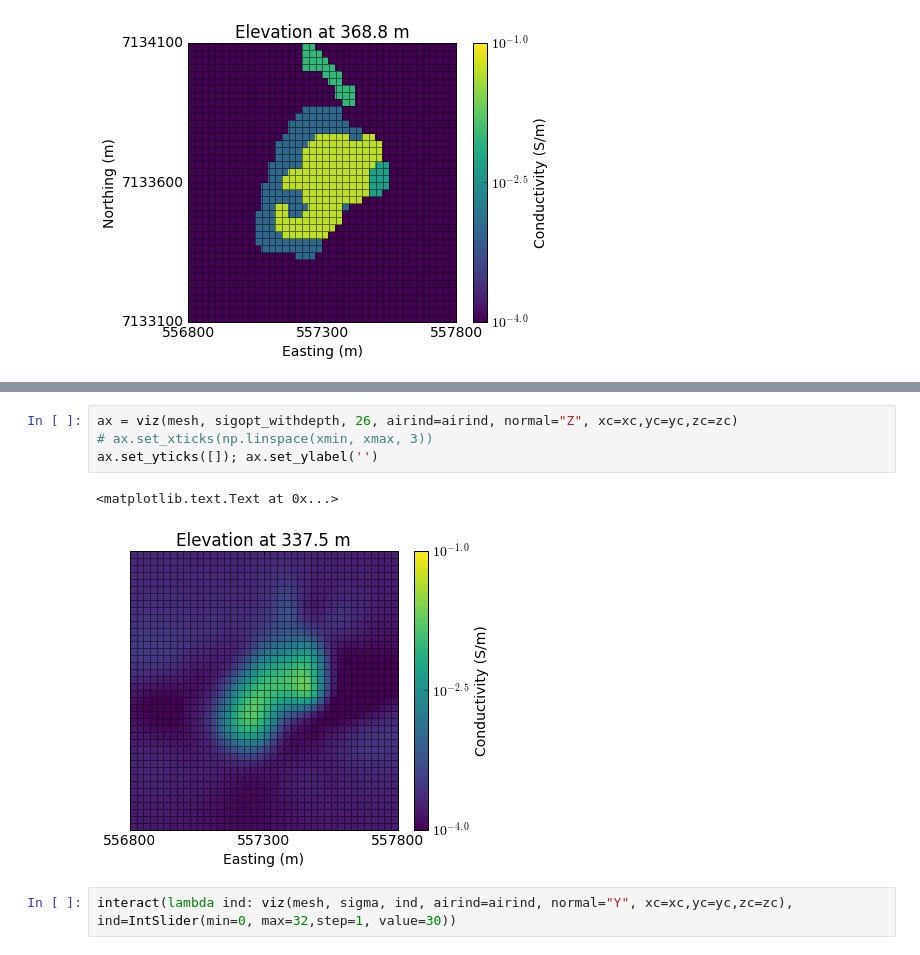
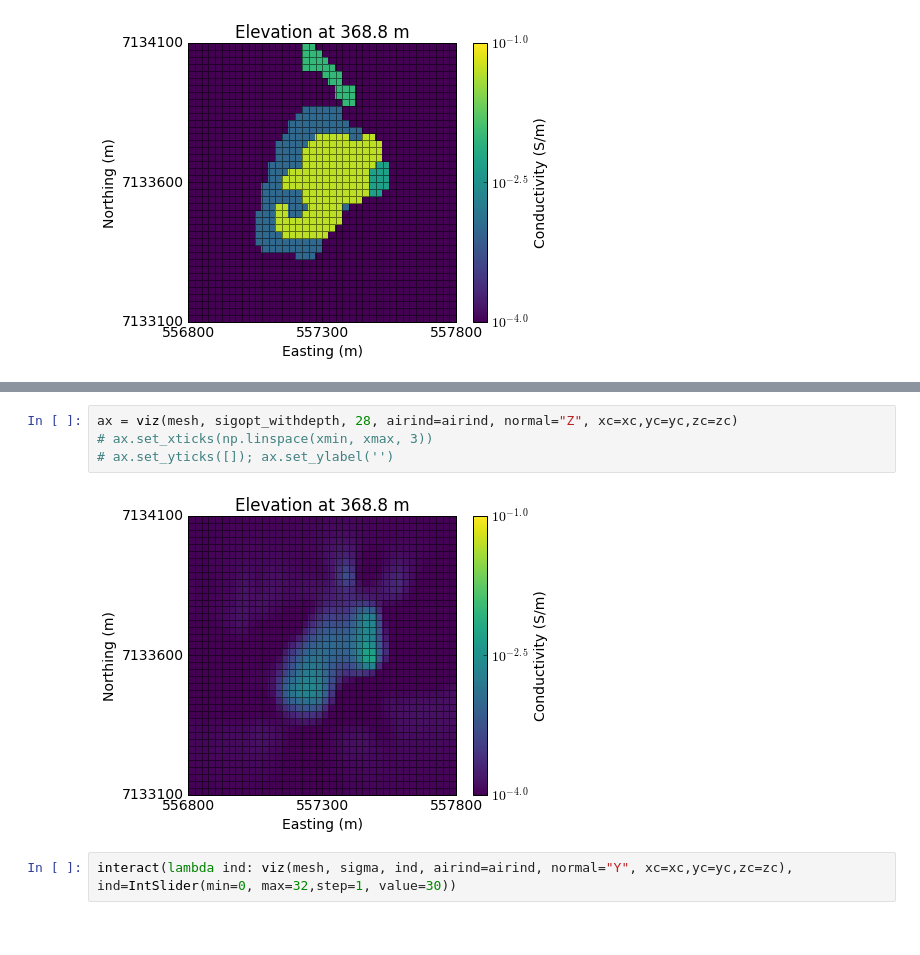
Before and after one commit to simpeg/presentations, a Jupyter notebook: SciPy2016/notebooks/DC/DCinv_Gradient_singleSrc.ipynb, the cells around one changed output, grey strips where cells are left out. Drawn from its saved outputs; the diff is of its cells as text.

```diff
--- a/SciPy2016/notebooks/DC/DCinv_Gradient_singleSrc.ipynb
+++ b/SciPy2016/notebooks/DC/DCinv_Gradient_singleSrc.ipynb
@@ -378,10 +403,9 @@ viz(mesh, sigopt_nodepth, 28, airind=airind, normal="Z", xc=xc,yc=yc,zc=zc)
 # %%
-ax = viz(mesh, sigopt_withdepth, 26, airind=airind, normal="Z", xc=xc,yc=yc,zc=zc)
+ax = viz(mesh, sigopt_withdepth, 28, airind=airind, normal="Z", xc=xc,yc=yc,zc=zc)
 # ax.set_xticks(np.linspace(xmin, xmax, 3))
-ax.set_yticks([]); ax.set_ylabel('')
+# ax.set_yticks([]); ax.set_ylabel('')
 # %% [output]
-<matplotlib.text.Text at 0x...>
-[figure, old version]
+[figure, new version]
 # %%
 interact(lambda ind: viz(mesh, sigma, ind, airind=airind, normal="Y", xc=xc,yc=yc,zc=zc), ind=IntSlider(min=0, max=32,step=1, value=30))
 # %% [output]
```
Also changed, not shown: parts of 17 cells of this notebook, 9 other files.
